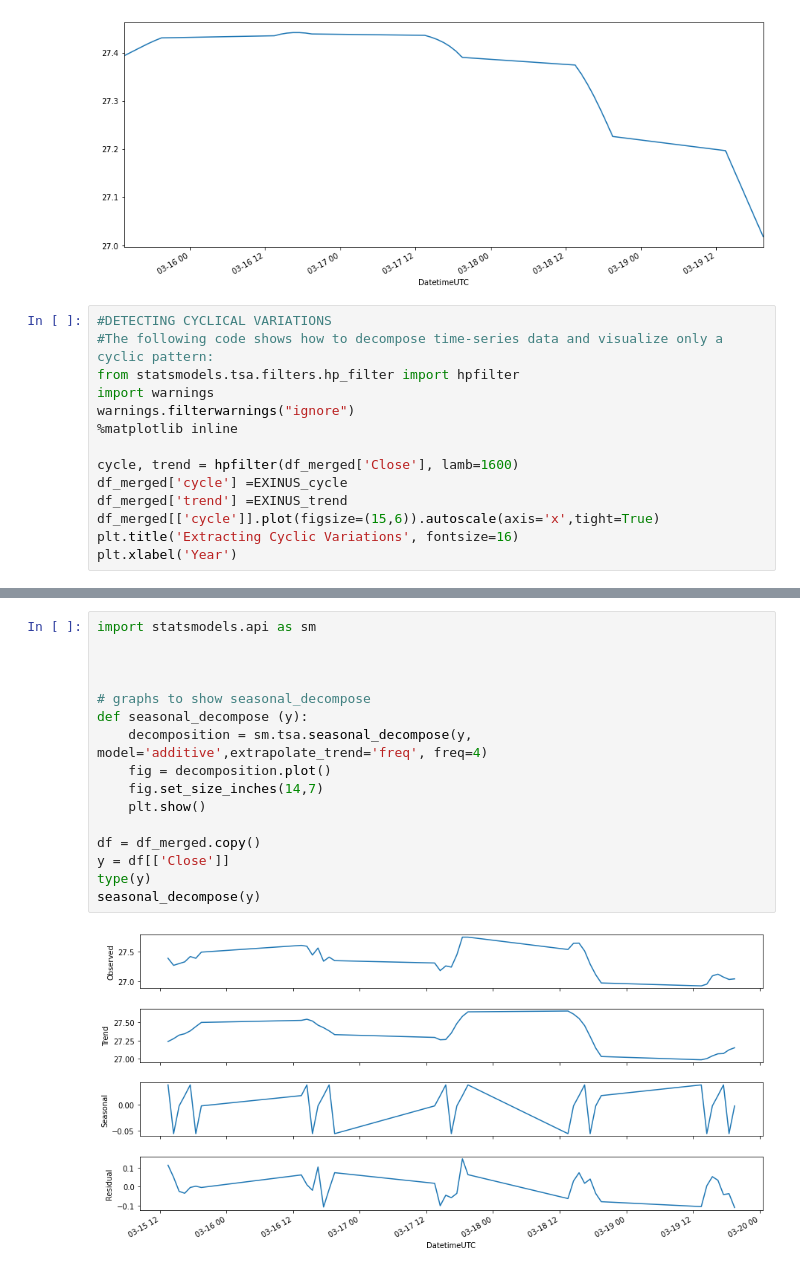
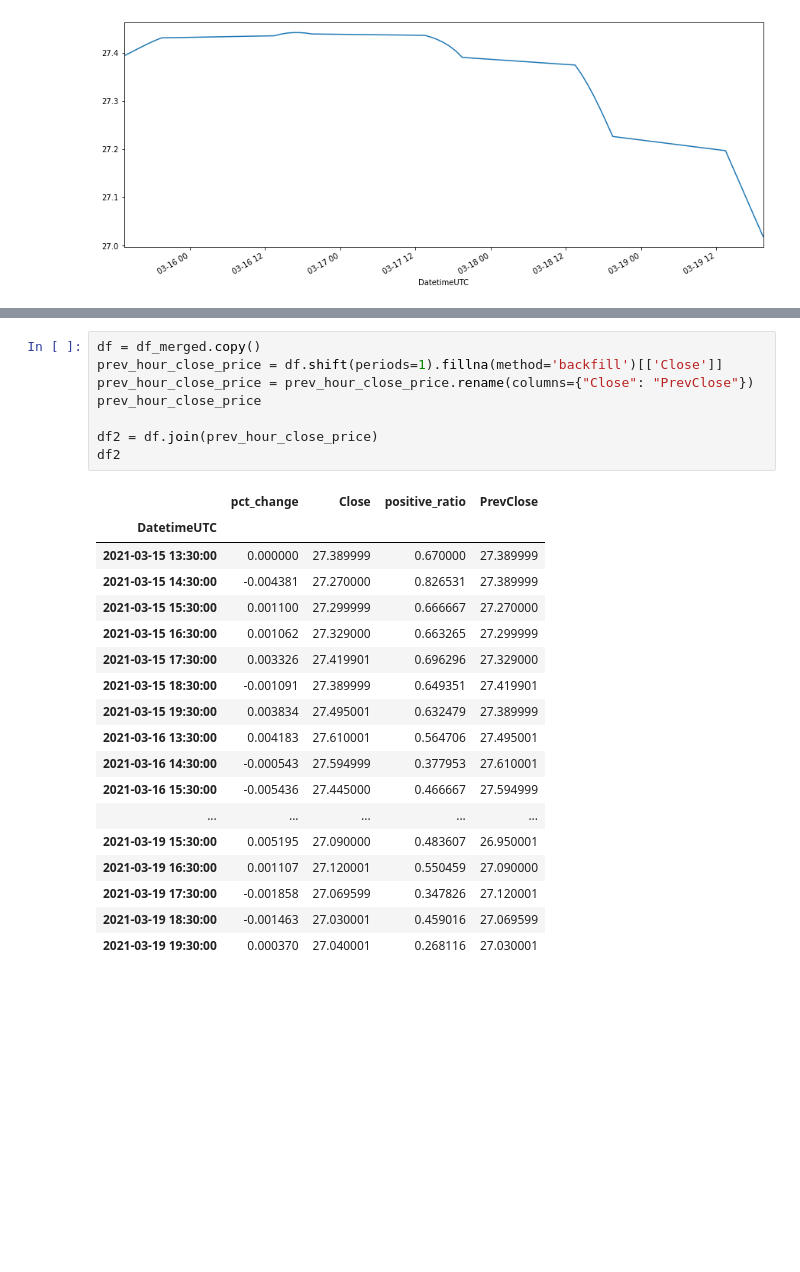
Before and after one commit to ml-group8/assignment, a Jupyter notebook: Stock_Price_Prediction_with_Sentiment_Analysis_Compare_Sentiment_and_Stock_Value.ipynb, the cells around one changed output, grey strips where cells are left out. Drawn from its saved outputs; the diff is of its cells as text; blank space fills up the shorter version.

```diff
--- a/Stock_Price_Prediction_with_Sentiment_Analysis_Compare_Sentiment_and_Stock_Value.ipynb
+++ b/Stock_Price_Prediction_with_Sentiment_Analysis_Compare_Sentiment_and_Stock_Value.ipynb
@@ -217,17 +185,3 @@ cycle,trend = hpfilter(df_merged['Close'], lamb=1600)
 trend.plot(figsize=(15,6)).autoscale(axis='x',tight=True)
 # %% [output]
 [figure]
-# %%
-#DETECTING CYCLICAL VARIATIONS
-#The following code shows how to decompose time-series data and visualize only a cyclic pattern:
-from statsmodels.tsa.filters.hp_filter import hpfilter
-import warnings
-warnings.filterwarnings("ignore")
-%matplotlib inline
-
-cycle, trend = hpfilter(df_merged['Close'], lamb=1600)
-df_merged['cycle'] =EXINUS_cycle
-df_merged['trend'] =EXINUS_trend
-df_merged[['cycle']].plot(figsize=(15,6)).autoscale(axis='x',tight=True)
-plt.title('Extracting Cyclic Variations', fontsize=16)
-plt.xlabel('Year')
@@ -260,21 +188,30 @@ model.fit(df_merged[['positive_ratio']],
-# %%
-import statsmodels.api as sm
-
-
-
-# graphs to show seasonal_decompose
-def seasonal_decompose (y):
-    decomposition = sm.tsa.seasonal_decompose(y, model='additive',extrapolate_trend='freq', freq=4)
-    fig = decomposition.plot()
-    fig.set_size_inches(14,7)
-    plt.show()
-
-df = df_merged.copy()
-y = df[['Close']]
-type(y)
-seasonal_decompose(y)
-# %% [output]
-[figure, removed]
+# %%
+df = df_merged.copy()
+prev_hour_close_price = df.shift(periods=1).fillna(method='backfill')[['Close']]
+prev_hour_close_price = prev_hour_close_price.rename(columns={"Close": "PrevClose"})
+prev_hour_close_price
+
+df2 = df.join(prev_hour_close_price)
+df2
+# %% [output]
+|  | pct_change | Close | positive_ratio | PrevClose |
+| DatetimeUTC |  |  |  |  |
+| 2021-03-15 13:30:00 | 0.000000 | 27.389999 | 0.670000 | 27.389999 |
+| 2021-03-15 14:30:00 | -0.004381 | 27.270000 | 0.826531 | 27.389999 |
+| 2021-03-15 15:30:00 | 0.001100 | 27.299999 | 0.666667 | 27.270000 |
+| 2021-03-15 16:30:00 | 0.001062 | 27.329000 | 0.663265 | 27.299999 |
+| 2021-03-15 17:30:00 | 0.003326 | 27.419901 | 0.696296 | 27.329000 |
+| 2021-03-15 18:30:00 | -0.001091 | 27.389999 | 0.649351 | 27.419901 |
+| 2021-03-15 19:30:00 | 0.003834 | 27.495001 | 0.632479 | 27.389999 |
+| 2021-03-16 13:30:00 | 0.004183 | 27.610001 | 0.564706 | 27.495001 |
+| 2021-03-16 14:30:00 | -0.000543 | 27.594999 | 0.377953 | 27.610001 |
+| 2021-03-16 15:30:00 | -0.005436 | 27.445000 | 0.466667 | 27.594999 |
+| ... | ... | ... | ... | ... |
+| 2021-03-19 15:30:00 | 0.005195 | 27.090000 | 0.483607 | 26.950001 |
+| 2021-03-19 16:30:00 | 0.001107 | 27.120001 | 0.550459 | 27.090000 |
+| 2021-03-19 17:30:00 | -0.001858 | 27.069599 | 0.347826 | 27.120001 |
+| 2021-03-19 18:30:00 | -0.001463 | 27.030001 | 0.459016 | 27.069599 |
+| 2021-03-19 19:30:00 | 0.000370 | 27.040001 | 0.268116 | 27.030001 |
 # %%
 from sklearn.model_selection import train_test_split
 from sklearn import model_selection
```
Also changed, not shown: parts of 10 cells of this notebook.
